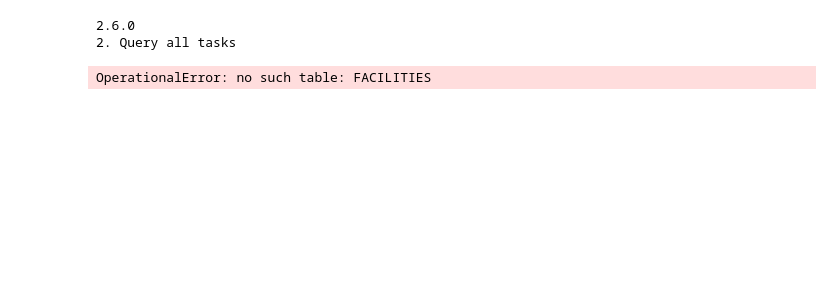
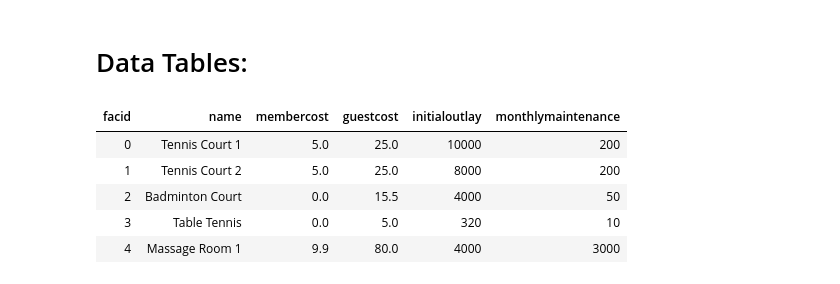
Before and after one commit to AlexWinegardner/Springboard, a Jupyter notebook: SQL Case Study - Country Club/SQL Case Study Notebook.ipynb, the cells around one changed output. Saved outputs shown, nothing was run; the diff lists cells and outputs as text; code cells hidden in the pictures; blank space fills up the shorter version.

```diff
--- a/SQL Case Study - Country Club/SQL Case Study Notebook.ipynb
+++ b/SQL Case Study - Country Club/SQL Case Study Notebook.ipynb
@@ -1,57 +1,18 @@
-# %%
-import sqlite3
-from sqlite3 import Error
-
-
-def create_connection(db_file):
-    """ create a database connection to the SQLite database
-        specified by the db_file
-    :param db_file: database file
-    :return: Connection object or None
-    """
-    conn = None
-    try:
-        conn = sqlite3.connect(db_file)
-        print(sqlite3.version)
-    except Error as e:
-        print(e)
-
-    return conn
-
-
-def select_all_tasks(conn):
-    """
-    Query all rows in the tasks table
-    :param conn: the Connection object
-    :return:
-    """
-    cur = conn.cursor()
-
-    query1 = """
-        SELECT *
-        FROM FACILITIES
-        """
-    cur.execute(query1)
-
-    rows = cur.fetchall()
-
-    for row in rows:
-        print(row)
-
-
-def main():
-    database = "sqlite_db_pythonsqlite.db"
-
-    # create a database connection
-    conn = create_connection(database)
-    with conn:
-        print("2. Query all tasks")
-        select_all_tasks(conn)
-
-
-if __name__ == '__main__':
-    main()
-# %% [output]
-2.6.0
-2. Query all tasks
-OperationalError: no such table: FACILITIES
+# %%
+from sqlalchemy import create_engine
+import pandas as pd
+from IPython.display import display, HTML
+
+engine = create_engine('sqlite:///sqlite_db_pythonsqlite.db')
+# %% [markdown]
+# Data Tables:
+# %%
+df = pd.read_sql_query('SELECT * FROM Facilities', engine)
+display(HTML(df.head().to_html(index=False)))
+# %% [output]
+| facid | name | membercost | guestcost | initialoutlay | monthlymaintenance |
+| 0 | Tennis Court 1 | 5.0 | 25.0 | 10000 | 200 |
+| 1 | Tennis Court 2 | 5.0 | 25.0 | 8000 | 200 |
+| 2 | Badminton Court | 0.0 | 15.5 | 4000 | 50 |
+| 3 | Table Tennis | 0.0 | 5.0 | 320 | 10 |
+| 4 | Massage Room 1 | 9.9 | 80.0 | 4000 | 3000 |
```
Also changed, not shown: parts of 11 cells of this notebook, 6 other files.
